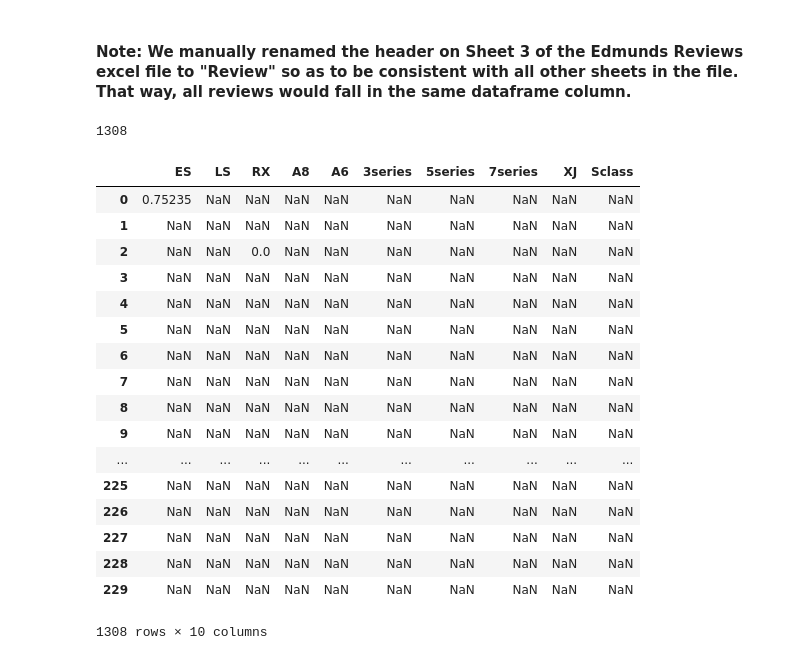
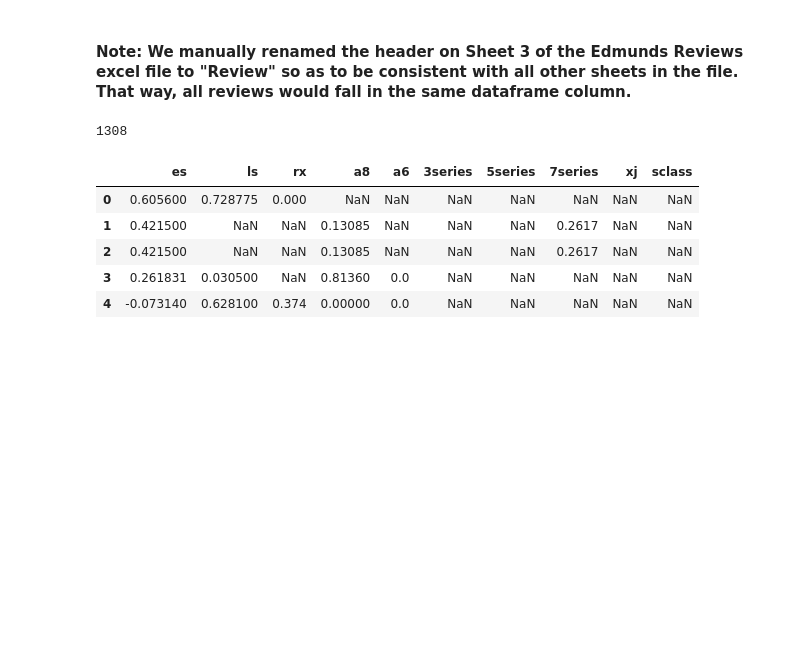
Before and after one commit to timlai09/TextAnalysis, a Jupyter notebook: Assignment3/TextAssignment3-Heard-Lai-Mulcahy-Quijano-Reynolds.ipynb, the cells around one changed output. Saved outputs shown, nothing was run; the diff lists cells and outputs as text; code cells hidden in the pictures; blank space fills up the shorter version.

```diff
--- a/Assignment3/TextAssignment3-Heard-Lai-Mulcahy-Quijano-Reynolds.ipynb
+++ b/Assignment3/TextAssignment3-Heard-Lai-Mulcahy-Quijano-Reynolds.ipynb
@@ -27,3 +22,9 @@ models
+# %%
+models = scores.columns.tolist()
+for m in range(0,len(models)):
+    models[m] = models[m].lower()
+models
+scores.columns = models
 # %%
 edge_list = []
 
@@ -146,50 +147,39 @@ partb_df['Page Rank Weighted'].corr(partb_df['Sales'])
 #### Note: We manually renamed the header on Sheet 3 of the Edmunds Reviews excel file to "Review" so as to be consistent with all other sheets in the file. That way, all reviews would fall in the same dataframe column.
 # %%
 ed = pd.read_excel('Edmunds Reviews.xlsx', sheetname = 0)
-ed = ed.append(pd.read_excel('Edmunds Reviews.xlsx', sheetname = 1))
-ed = ed.append(pd.read_excel('Edmunds Reviews.xlsx', sheetname = 2))
-ed = ed.append(pd.read_excel('Edmunds Reviews.xlsx', sheetname = 3))
-ed = ed.append(pd.read_excel('Edmunds Reviews.xlsx', sheetname = 4))
-ed = ed.append(pd.read_excel('Edmunds Reviews.xlsx', sheetname = 5))
-len(ed)
+# ed = ed.append(pd.read_excel('Edmunds Reviews.xlsx', sheetname = 1))
+# ed = ed.append(pd.read_excel('Edmunds Reviews.xlsx', sheetname = 2))
+# ed = ed.append(pd.read_excel('Edmunds Reviews.xlsx', sheetname = 3))
+# ed = ed.append(pd.read_excel('Edmunds Reviews.xlsx', sheetname = 4))
+# ed = ed.append(pd.read_excel('Edmunds Reviews.xlsx', sheetname = 5))
+len(ed['Review'])
 # %% [output]
 1308
 # %%
 sentscores_df = pd.DataFrame(np.nan, index = ed.index, columns=models)
 
 sid = SIA()
 
 i = 0
 for review in ed['Review']:
+    review = review.lower()
     for b in models:
         brandsentlist =[]
         for match in re.finditer(b, review):
             begin = match.start()
             end = match.end()
             sentence = review[begin-70:end+70]
             sentiment = sid.polarity_scores(sentence)['compound']
             brandsentlist.append(sentiment)
         brand_message_sent = np.mean(brandsentlist)
         sentscores_df[b][i] = brand_message_sent
-        i+=1
+    i+=1
 
-sentscores_df
+sentscores_df.head()
 # %% [output]
-|  | ES | LS | RX | A8 | A6 | 3series | 5series | 7series | XJ | Sclass |
-| 0 | 0.75235 | NaN | NaN | NaN | NaN | NaN | NaN | NaN | NaN | NaN |
-| 1 | NaN | NaN | NaN | NaN | NaN | NaN | NaN | NaN | NaN | NaN |
-| 2 | NaN | NaN | 0.0 | NaN | NaN | NaN | NaN | NaN | NaN | NaN |
-| 3 | NaN | NaN | NaN | NaN | NaN | NaN | NaN | NaN | NaN | NaN |
-| 4 | NaN | NaN | NaN | NaN | NaN | NaN | NaN | NaN | NaN | NaN |
-| 5 | NaN | NaN | NaN | NaN | NaN | NaN | NaN | NaN | NaN | NaN |
-| 6 | NaN | NaN | NaN | NaN | NaN | NaN | NaN | NaN | NaN | NaN |
-| 7 | NaN | NaN | NaN | NaN | NaN | NaN | NaN | NaN | NaN | NaN |
-| 8 | NaN | NaN | NaN | NaN | NaN | NaN | NaN | NaN | NaN | NaN |
-| 9 | NaN | NaN | NaN | NaN | NaN | NaN | NaN | NaN | NaN | NaN |
-| ... | ... | ... | ... | ... | ... | ... | ... | ... | ... | ... |
-| 225 | NaN | NaN | NaN | NaN | NaN | NaN | NaN | NaN | NaN | NaN |
-| 226 | NaN | NaN | NaN | NaN | NaN | NaN | NaN | NaN | NaN | NaN |
-| 227 | NaN | NaN | NaN | NaN | NaN | NaN | NaN | NaN | NaN | NaN |
-| 228 | NaN | NaN | NaN | NaN | NaN | NaN | NaN | NaN | NaN | NaN |
-| 229 | NaN | NaN | NaN | NaN | NaN | NaN | NaN | NaN | NaN | NaN |
+|  | es | ls | rx | a8 | a6 | 3series | 5series | 7series | xj | sclass |
+| 0 | 0.605600 | 0.728775 | 0.000 | NaN | NaN | NaN | NaN | NaN | NaN | NaN |
+| 1 | 0.421500 | NaN | NaN | 0.13085 | NaN | NaN | NaN | 0.2617 | NaN | NaN |
+| 2 | 0.421500 | NaN | NaN | 0.13085 | NaN | NaN | NaN | 0.2617 | NaN | NaN |
+| 3 | 0.261831 | 0.030500 | NaN | 0.81360 | 0.0 | NaN | NaN | NaN | NaN | NaN |
+| 4 | -0.073140 | 0.628100 | 0.374 | 0.00000 | 0.0 | NaN | NaN | NaN | NaN | NaN |
-1308 rows × 10 columns
```
Also changed, not shown: parts of 15 cells of this notebook, 1 other file.
